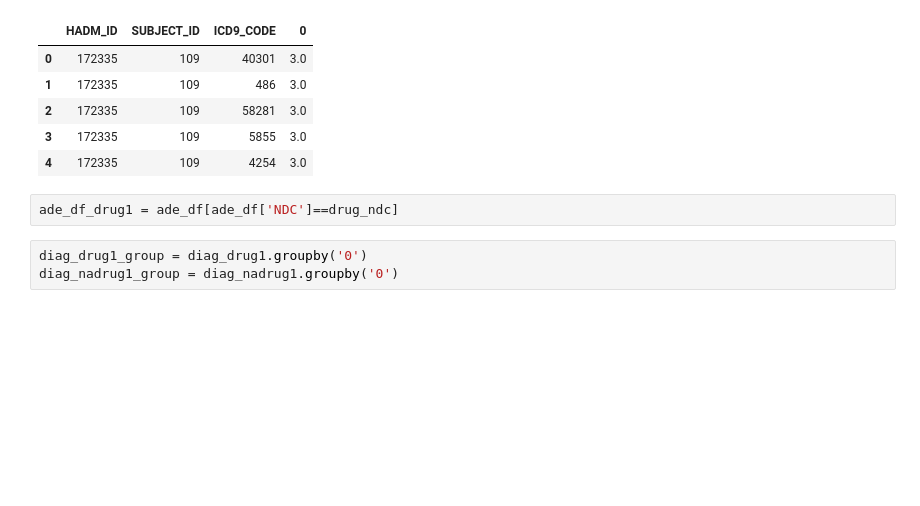
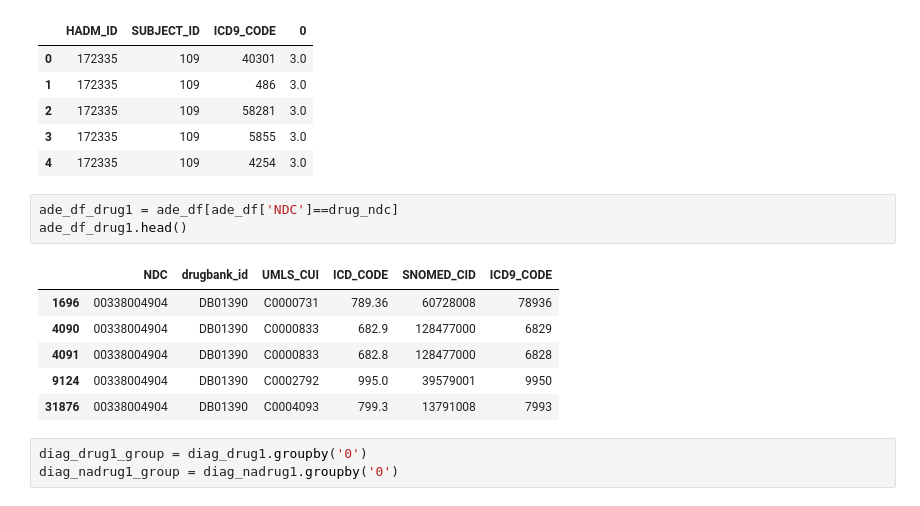
Before and after one commit to liuzi/Clinic-Analysis, a Jupyter notebook: Scripts/Data_Process_Server/Cluster-Disease.ipynb, the cells around one changed output. Cells and saved outputs as stored; diff of their text form; blank space fills up the shorter version.

```diff
--- a/Scripts/Data_Process_Server/Cluster-Disease.ipynb
+++ b/Scripts/Data_Process_Server/Cluster-Disease.ipynb
@@ -422,6 +422,14 @@ diag_nadrug1.head()
 | 4 | 172335 | 109 | 4254 | 3.0 |
 # %%
 ade_df_drug1 = ade_df[ade_df['NDC']==drug_ndc]
+ade_df_drug1.head()
+# %% [output]
+|  | NDC | drugbank_id | UMLS_CUI | ICD_CODE | SNOMED_CID | ICD9_CODE |
+| 1696 | 00338004904 | DB01390 | C0000731 | 789.36 | 60728008 | 78936 |
+| 4090 | 00338004904 | DB01390 | C0000833 | 682.9 | 128477000 | 6829 |
+| 4091 | 00338004904 | DB01390 | C0000833 | 682.8 | 128477000 | 6828 |
+| 9124 | 00338004904 | DB01390 | C0002792 | 995.0 | 39579001 | 9950 |
+| 31876 | 00338004904 | DB01390 | C0004093 | 799.3 | 13791008 | 7993 |
 # %%
 diag_drug1_group = diag_drug1.groupby('0')
 diag_nadrug1_group = diag_nadrug1.groupby('0')
```
Also changed, not shown: 1 other file.
